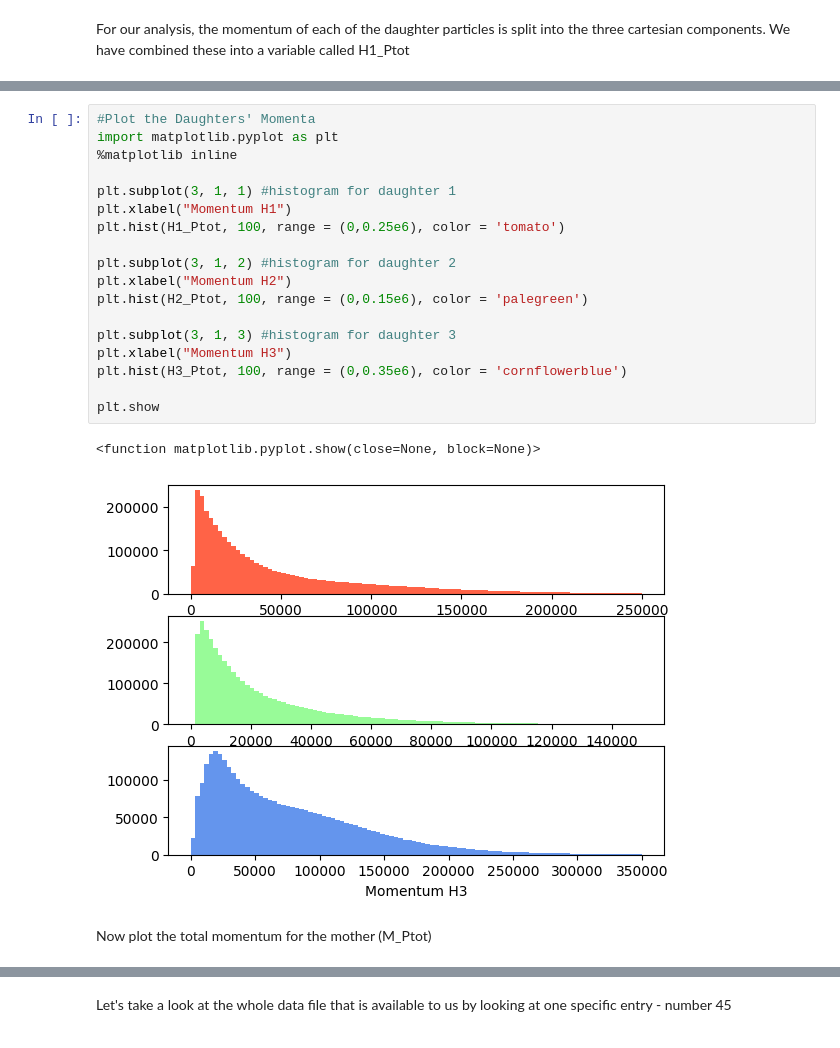
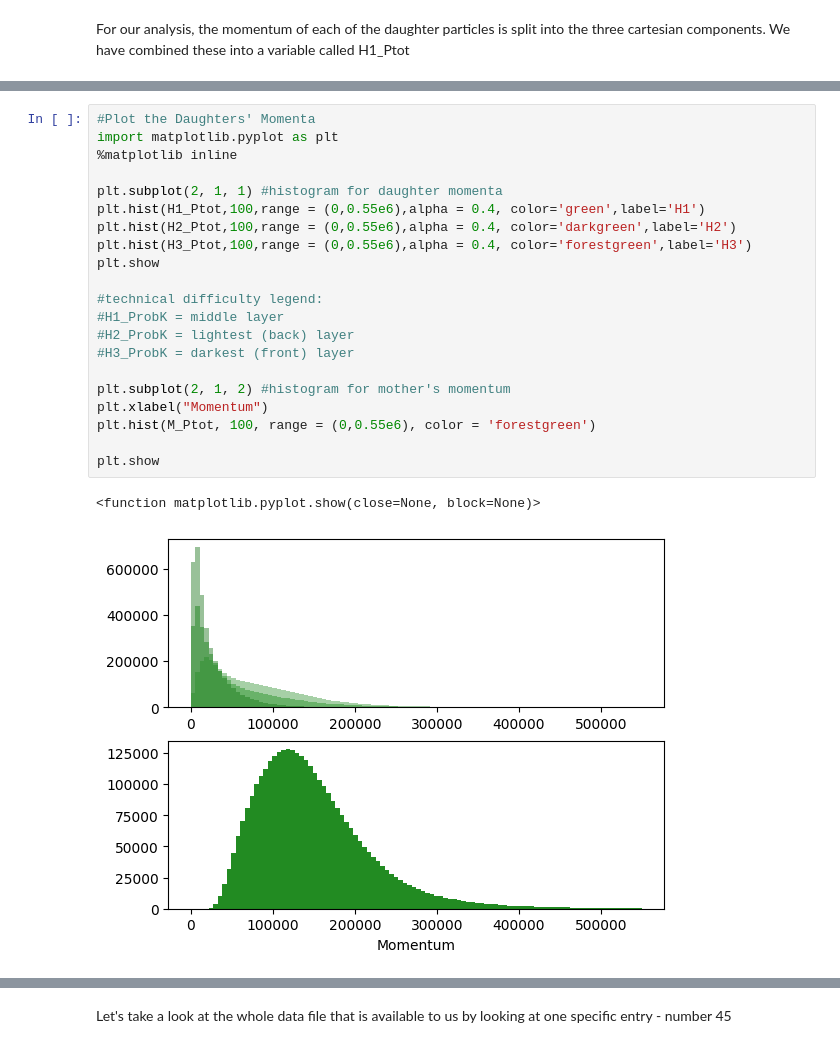
Before and after one commit to SmrithiCh/PRA3024-, a Jupyter notebook: PRA3024_Particle_Physics_W4.ipynb, the cells around one changed output, grey strips where cells are left out. Drawn from its saved outputs; the diff is of its cells as text.

```diff
--- a/PRA3024_Particle_Physics_W4.ipynb
+++ b/PRA3024_Particle_Physics_W4.ipynb
@@ -212,23 +221,24 @@ for i in range(tree.GetEntries()):
 # %%
 #Plot the Daughters' Momenta
 import matplotlib.pyplot as plt
 %matplotlib inline
 
-plt.subplot(3, 1, 1) #histogram for daughter 1
-plt.xlabel("Momentum H1")
-plt.hist(H1_Ptot, 100, range = (0,0.25e6), color = 'tomato')
+plt.subplot(2, 1, 1) #histogram for daughter momenta
+plt.hist(H1_Ptot,100,range = (0,0.55e6),alpha = 0.4, color='green',label='H1')
+plt.hist(H2_Ptot,100,range = (0,0.55e6),alpha = 0.4, color='darkgreen',label='H2')
+plt.hist(H3_Ptot,100,range = (0,0.55e6),alpha = 0.4, color='forestgreen',label='H3')
+plt.show
 
-plt.subplot(3, 1, 2) #histogram for daughter 2
-plt.xlabel("Momentum H2")
-plt.hist(H2_Ptot, 100, range = (0,0.15e6), color = 'palegreen')
+#technical difficulty legend:
+#H1_ProbK = middle layer
+#H2_ProbK = lightest (back) layer
+#H3_ProbK = darkest (front) layer
 
-plt.subplot(3, 1, 3) #histogram for daughter 3
-plt.xlabel("Momentum H3")
-plt.hist(H3_Ptot, 100, range = (0,0.35e6), color = 'cornflowerblue')
+plt.subplot(2, 1, 2) #histogram for mother's momentum
+plt.xlabel("Momentum")
+plt.hist(M_Ptot, 100, range = (0,0.55e6), color = 'forestgreen')
 
 plt.show
 # %% [output]
 <function matplotlib.pyplot.show(close=None, block=None)>
-[figure, old version]
+[figure, new version]
-# %% [markdown]
-Now plot the total momentum for the mother (M_Ptot)
```
Also changed, not shown: parts of 25 cells of this notebook.
